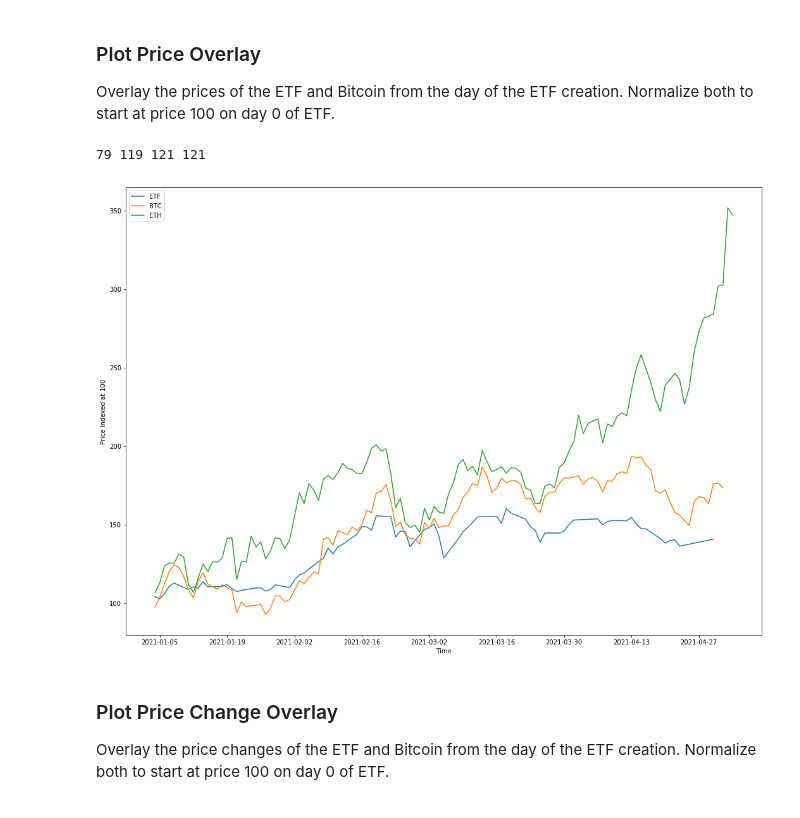
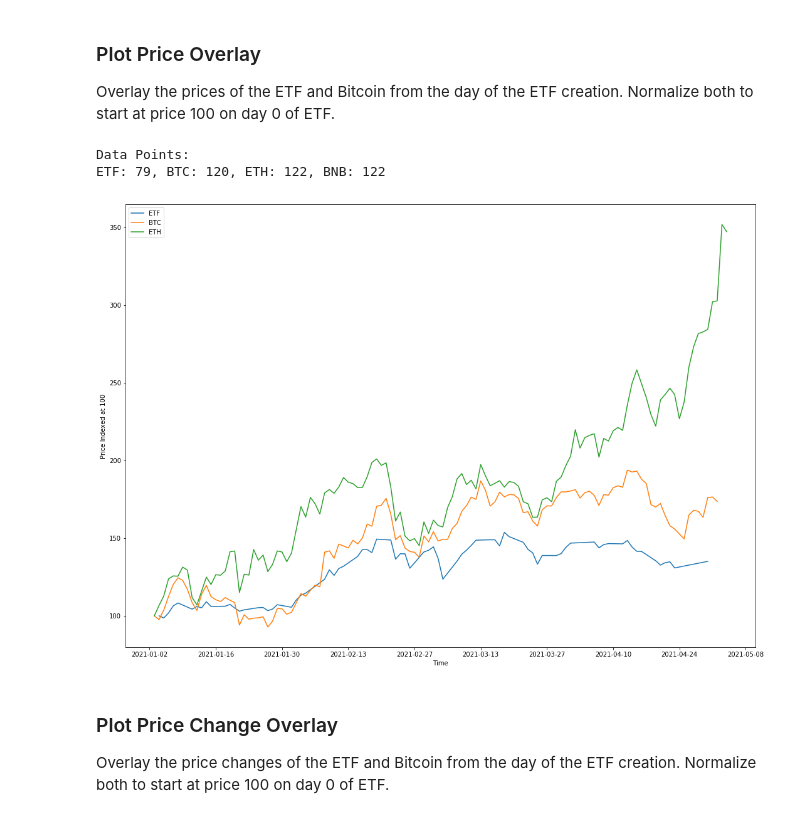
Before and after one commit to glitznerf/BC-Fund-Analysis, a Jupyter notebook: analysis.ipynb, the cells around one changed output. Saved outputs shown, nothing was run; the diff lists cells and outputs as text; code cells hidden in the pictures.

Commit message:
Refactored Data Loading & Data Processing

```diff
--- a/analysis.ipynb
+++ b/analysis.ipynb
@@ -195,19 +102,52 @@ for i in range(bnb_match, len(bnb_prices)):
+# %%
+# Match time horizon of previous emmission to later emmission
+def match_dates(start_day, dates):
+    for i in range(len(dates)):
+        if dates[i] == start_day:
+            return i
+
+# Index prices
+def price_indexing(prices, index, start_date):
+    price_indexed = [index]
+    for i in range(start_date, len(prices)):
+        index = index * prices[i] / prices[i-1]
+        price_indexed.append(index)
+    return price_indexed
+# %%
+# Index ETF Price at 100
+etf_price_indexed = price_indexing(etf_prices, base_index, start_days+2)
+
+# Index BTC Price at 100
+btc_match = match_dates(start_day, btc_dates)
+btc_price_indexed = price_indexing(btc_prices, base_index, btc_match)
+
+
+# Index ETH Price at 100
+eth_match = match_dates(start_day, eth_dates)
+eth_price_indexed = price_indexing(eth_prices, base_index, eth_match)
+
+
+# Index BNB Price at 100
+bnb_match = match_dates(start_day, bnb_dates)
+bnb_price_indexed = price_indexing(bnb_prices, base_index, bnb_match)
 # %%
-print(len(etf_price_indexed), len(btc_price_indexed), len(eth_price_indexed), len(bnb_price_indexed))
+print("Data Points:")
+print(f"ETF: {len(etf_price_indexed)}, BTC: {len(btc_price_indexed)}, ETH: {len(eth_price_indexed)}, BNB: {len(bnb_price_indexed)}")
 # %% [output]
-79 119 121 121
+Data Points:
+ETF: 79, BTC: 120, ETH: 122, BNB: 122
 # %%
 plt.figure(figsize=(18,13))
 plt.plot(etf_dates[start_days+1:], etf_price_indexed, label="ETF")
-plt.plot(btc_dates[btc_match:], btc_price_indexed, 'tab:orange', label="BTC")
-plt.plot(eth_dates[eth_match:], eth_price_indexed, 'tab:green', label="ETH")
-#plt.plot(bnb_dates[bnb_match:], bnb_price_indexed, 'tab:red', label="BNB")
+plt.plot(btc_dates[btc_match-1:], btc_price_indexed, 'tab:orange', label="BTC")
+plt.plot(eth_dates[eth_match-1:], eth_price_indexed, 'tab:green', label="ETH")
+#plt.plot(bnb_dates[bnb_match-1:], bnb_price_indexed, 'tab:red', label="BNB")
 plt.xlabel("Time")
 plt.ylabel("Price Indexed at 100")
 plt.legend()
 plt.show()
 # %% [output]
-[figure, old version]
+[figure, new version]
 # %% [markdown]
 ### Plot Price Change Overlay
 Overlay the price changes of the ETF and Bitcoin from the day of the ETF creation. Normalize both to start at price 100 on day 0 of ETF.
```
Also changed, not shown: parts of 9 cells of this notebook.
